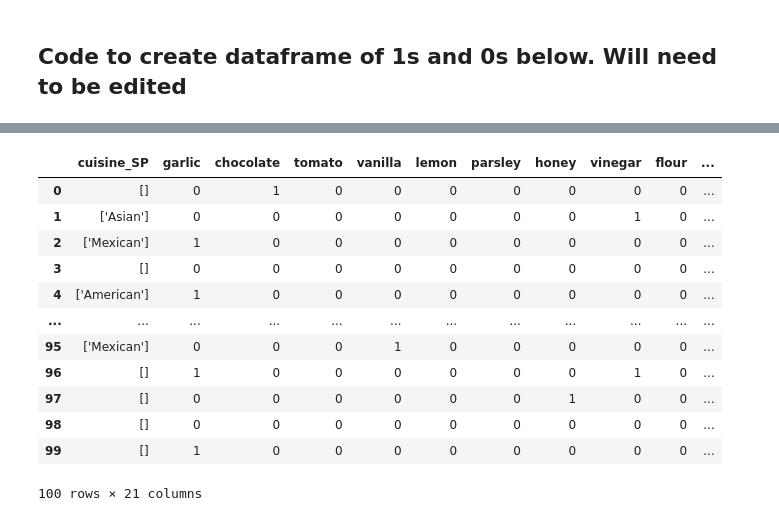
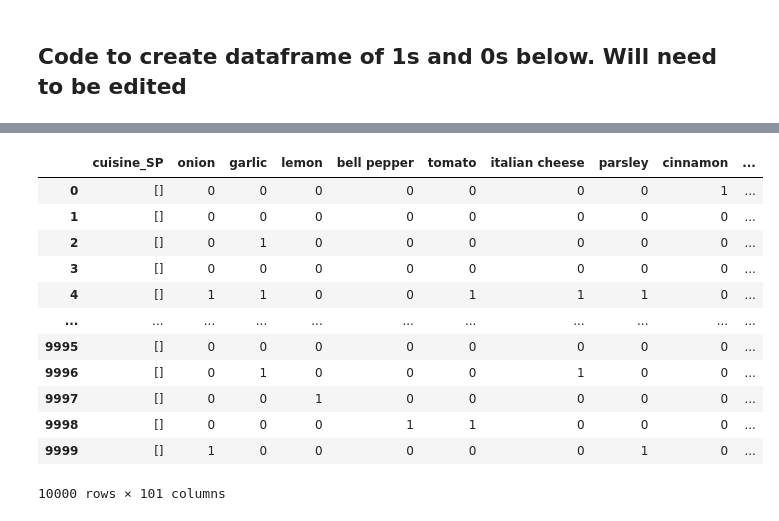
Before and after one commit to ccwillmore/Recipe_project, a Jupyter notebook: secondary_processing_dataframe_master.ipynb, the cells around one changed output, grey strips where cells are left out. Saved outputs shown, nothing was run; the diff lists cells and outputs as text; code cells hidden in the pictures.

Commit message:
final data set of 10000 recipes, 100 ingredients, 1 and 0

```diff
--- a/secondary_processing_dataframe_master.ipynb
+++ b/secondary_processing_dataframe_master.ipynb
@@ -101,10 +449,23 @@ ing_groups.to_csv('master_ingredient_dataframe.csv')
+# %%
+top_100_ingredients = ['onion','garlic','lemon','bell pepper', 'tomato', 'italian cheese', 'parsley', 'cinnamon', 'corn',
+                       'broth', 'ginger', 'lime', 'vinegar', 'thyme','basil', 'fresh pepper', 'cilantro','chili powder',
+                       'yogurt', 'bacon', 'hot sauce or salsa','nutmeg', 'soy sauce', 'cayenne', 'shallot',
+                       'mediterranean cheese', 'coconut', 'coffee', 'bay leaves', 'oregano', 'tomato sauce', 'paprika',
+                       'prepared mustard', 'mint', 'avocado', 'rosemary', 'chives', 'worcestershire sauce', 'curry',
+                       'turmeric', 'barbecue sauce', 'dill', 'mango', 'mustard seed', 'chickpea', 'coriander', 'sage', 'dates',
+                       'olives','raisin', 'ketchup', 'italian cured meat','fresh chile', 'sesame seeds', 'clove', 'flaxseed',
+                       'beer', 'cardomom', 'allspice', 'capers', 'fennel', 'molasses', 'masala', 'tofu', 'dried chile',
+                       'plantain', 'fish sauce', 'enchilada sauce', 'grits', 'tarragon', 'leek', 'marjoram', 'liquid smoke',
+                       'purple plum', 'peppermint extract', 'sunflower kernels', 'rhubarb','wonton wrappers', 'polenta',
+                       'lentils', 'tahini','pumpkin pie spice', 'celery salt', 'pumpkin seeds', 'poppy seeds','horseradish',
+                       'daikon radish', 'teriyaki sauce', 'parsnip', 'blackeyed peas', 'hoisin sauce', 'saffron', 'asafoetida',
+                       'creme fraiche', 'mexican cheese', 'celery seed', 'maple', 'tamari', 'marsala', 'herbes de provence']
 # %% [markdown]
 ### Code to apply regex will go below here
 # %% [markdown]
 ## Code to create dataframe of 1s and 0s below.  Will need to be edited
 # %%
-for index, row in enumerate(ing_groups.index):
-    if index < 20:
-        data_df[row] = 0
+for row in (top_100_ingredients):
+    data_df[row] = 0
 data_df.columns
 # %% [output]
@@ -135,7 +498,7 @@ data_df
 indexes = data_df.index.values.tolist()
 for index in indexes:
     for col_name in data_df.columns:
-        if col_name in data_df.ingredients_SP[index]:
+        if col_name in data_df.ingredients_corrected[index]:
             data_df.loc[index,col_name] = 1
 data_df
 # %% [output]
@@ -155,19 +518,19 @@ data_df
 # %%
 # Dropping columns. Cleaning data for machine learning
-data_df = data_df.drop(columns = ["recipe_name", "aisle_SP",  "ingredients_SP"])
+data_df = data_df.drop(columns = ["recipe_name", "aisle_SP",  "ingredients_SP", "ingredients_corrected"])
 data_df
 # %% [output]
-|  | cuisine_SP | garlic | chocolate | tomato | vanilla | lemon | parsley | honey | vinegar | flour | ... |
-| 0 | [] | 0 | 1 | 0 | 0 | 0 | 0 | 0 | 0 | 0 | ... |
-| 1 | ['Asian'] | 0 | 0 | 0 | 0 | 0 | 0 | 0 | 1 | 0 | ... |
-| 2 | ['Mexican'] | 1 | 0 | 0 | 0 | 0 | 0 | 0 | 0 | 0 | ... |
-| 3 | [] | 0 | 0 | 0 | 0 | 0 | 0 | 0 | 0 | 0 | ... |
-| 4 | ['American'] | 1 | 0 | 0 | 0 | 0 | 0 | 0 | 0 | 0 | ... |
-| ... | ... | ... | ... | ... | ... | ... | ... | ... | ... | ... | ... |
-| 95 | ['Mexican'] | 0 | 0 | 0 | 1 | 0 | 0 | 0 | 0 | 0 | ... |
-| 96 | [] | 1 | 0 | 0 | 0 | 0 | 0 | 0 | 1 | 0 | ... |
-| 97 | [] | 0 | 0 | 0 | 0 | 0 | 0 | 1 | 0 | 0 | ... |
-| 98 | [] | 0 | 0 | 0 | 0 | 0 | 0 | 0 | 0 | 0 | ... |
-| 99 | [] | 1 | 0 | 0 | 0 | 0 | 0 | 0 | 0 | 0 | ... |
+|  | cuisine_SP | onion | garlic | lemon | bell pepper | tomato | italian cheese | parsley | cinnamon | ... |
+| 0 | [] | 0 | 0 | 0 | 0 | 0 | 0 | 0 | 1 | ... |
+| 1 | [] | 0 | 0 | 0 | 0 | 0 | 0 | 0 | 0 | ... |
+| 2 | [] | 0 | 1 | 0 | 0 | 0 | 0 | 0 | 0 | ... |
+| 3 | [] | 0 | 0 | 0 | 0 | 0 | 0 | 0 | 0 | ... |
+| 4 | [] | 1 | 1 | 0 | 0 | 1 | 1 | 1 | 0 | ... |
+| ... | ... | ... | ... | ... | ... | ... | ... | ... | ... | ... |
+| 9995 | [] | 0 | 0 | 0 | 0 | 0 | 0 | 0 | 0 | ... |
+| 9996 | [] | 0 | 1 | 0 | 0 | 0 | 1 | 0 | 0 | ... |
+| 9997 | [] | 0 | 0 | 1 | 0 | 0 | 0 | 0 | 0 | ... |
+| 9998 | [] | 0 | 0 | 0 | 1 | 1 | 0 | 0 | 0 | ... |
+| 9999 | [] | 1 | 0 | 0 | 0 | 0 | 0 | 1 | 0 | ... |
-100 rows × 21 columns
+10000 rows × 101 columns
 # %%
```
Also changed, not shown: parts of 10 cells of this notebook.
